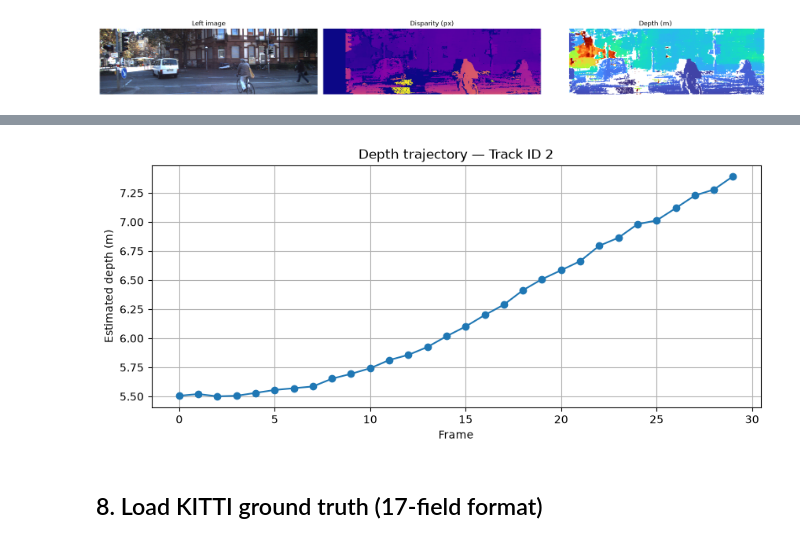
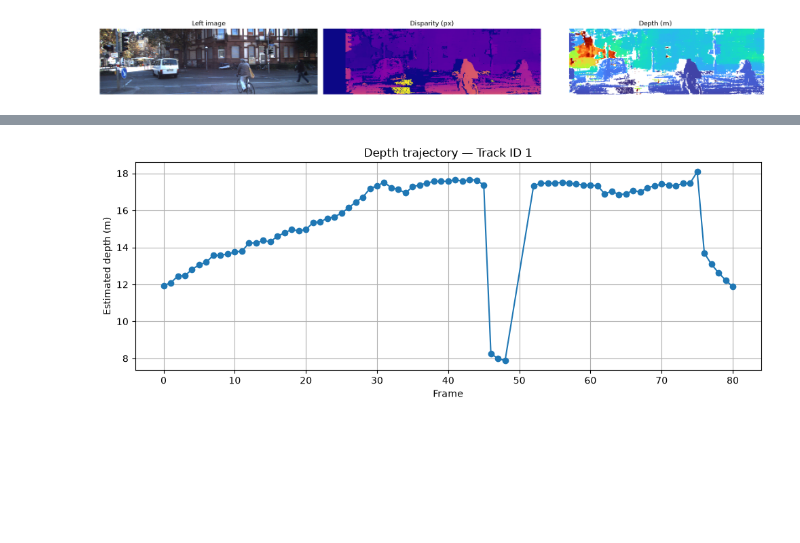
Before and after one commit to ViswaSekar-goat/UltraCNN, a Jupyter notebook: notebooks/05_multi_object_tracking.ipynb, the cells around one changed output, grey strips where cells are left out. Drawn from its saved outputs; the diff is of its cells as text; code cells hidden in the pictures; blank space fills up the shorter version.

Commit message:
tested multi object tracking and exported the output as a video

```diff
--- a/notebooks/05_multi_object_tracking.ipynb
+++ b/notebooks/05_multi_object_tracking.ipynb
@@ -124,5 +94,4 @@ Stereo baseline: 0.5327 m
 # %%
-# These parameters reproduce the initial StereoSGBM experiment.
 stereo = cv2.StereoSGBM_create(
     minDisparity=0,
     numDisparities=128,
@@ -136,8 +105,8 @@ stereo = cv2.StereoSGBM_create(
     mode=cv2.STEREO_SGBM_MODE_SGBM_3WAY
 )
 
+
 def estimate_depth(left_bgr, right_bgr):
-    """Return disparity, depth (m), and a valid-depth mask."""
     gray_left = cv2.cvtColor(left_bgr, cv2.COLOR_BGR2GRAY)
     gray_right = cv2.cvtColor(right_bgr, cv2.COLOR_BGR2GRAY)
 
@@ -145,9 +114,7 @@ def estimate_depth(left_bgr, right_bgr):
     valid_disparity = disparity > 0
 
     depth = np.zeros(disparity.shape, dtype=np.float32)
-    depth[valid_disparity] = (
-        focal_length * baseline / disparity[valid_disparity]
-    )
+    depth[valid_disparity] = focal_length * baseline / disparity[valid_disparity]
 
     valid_depth = (
         valid_disparity
@@ -155,4 +122,5 @@ def estimate_depth(left_bgr, right_bgr):
         & (depth > 0)
         & (depth < 100)
     )
+
     return disparity, depth, valid_depth
@@ -229,23 +203,23 @@ For each frame:
 tracking_records = []
 processed_frames = 0
 
-for frame_idx in range(NUM_FRAMES):
-    left = cv2.imread(str(left_paths[frame_idx]))
-    right = cv2.imread(str(right_paths[frame_idx]))
+for frame_idx, (left_path, right_path) in enumerate(zip(left_paths, right_paths)):
+    left = cv2.imread(str(left_path))
+    right = cv2.imread(str(right_path))
 
     if left is None or right is None:
-        print(f"Skipping unreadable stereo pair at frame {frame_idx}")
         continue
 
     _, depth, valid_depth = estimate_depth(left, right)
 
     result = model.track(
-        source=left,
+        left,
         persist=True,
         tracker=str(CONFIG_PATH),
         conf=CONF_THRESHOLD,
+        iou=0.7,
         imgsz=IMAGE_SIZE,
-        device=0 if torch.cuda.is_available() else "cpu",
+        device=DEVICE,
         verbose=False
     )[0]
 
@@ -277,7 +251,6 @@ for frame_idx in range(NUM_FRAMES):
         if box_w <= 0 or box_h <= 0:
             continue
 
-        # Central 60% of the detection box
         rx1 = int(x1 + 0.20 * box_w)
         rx2 = int(x2 - 0.20 * box_w)
         ry1 = int(y1 + 0.20 * box_h)
@@ -308,18 +281,23 @@ for frame_idx in range(NUM_FRAMES):
             "class_id": int(class_id),
             "class": model.names[int(class_id)],
             "confidence": float(confidence),
-            "x1": x1, "y1": y1, "x2": x2, "y2": y2,
+            "x1": x1,
+            "y1": y1,
+            "x2": x2,
+            "y2": y2,
             "valid_depth_pixels": valid_pixel_count,
-            "X": X, "Y": Y, "Z": Z
+            "X": X,
+            "Y": Y,
+            "Z": Z
         })
 
-    if (frame_idx + 1) % 5 == 0:
+    if (frame_idx + 1) % 25 == 0 or frame_idx + 1 == NUM_FRAMES:
         print(f"Processed {frame_idx + 1}/{NUM_FRAMES} frames")
 
 tracking_df = pd.DataFrame(tracking_records)
 
-print("\nPipeline complete")
+print("Pipeline complete")
 print("Frames processed:", processed_frames)
 print("Total detections:", len(tracking_df))
-print("Unique valid track IDs:", tracking_df["track_id"].nunique())
+print("Unique track IDs:", tracking_df["track_id"].nunique() if not tracking_df.empty else 0)
 # %% [output]
@@ -375,28 +354,31 @@ display(track_summary.round(2))
 # %%
-# Plot depth over time for the longest-lived track with valid depth.
 valid_tracks = tracking_df.dropna(subset=["track_id", "Z"])
+
 if not valid_tracks.empty:
     selected_id = (
         valid_tracks.groupby("track_id")["frame"]
         .nunique()
         .sort_values(ascending=False)
         .index[0]
     )
-    trajectory = valid_tracks[valid_tracks["track_id"] == selected_id].sort_values("frame")
+
+    trajectory = (
+        valid_tracks[valid_tracks["track_id"] == selected_id]
+        .sort_values("frame")
+    )
 
     plt.figure(figsize=(10, 4))
     plt.plot(trajectory["frame"], trajectory["Z"], marker="o")
     plt.xlabel("Frame")
     plt.ylabel("Estimated depth (m)")
     plt.title(f"Depth trajectory — Track ID {int(selected_id)}")
     plt.grid(True)
+    plt.tight_layout()
     plt.show()
 else:
     print("No tracked objects have valid depth estimates.")
 # %% [output]
-[figure, old version]
+[figure, new version]
-# %% [markdown]
-## 8. Load KITTI ground truth (17-field format)
 # %%
 GT_COLUMNS = [
     "frame", "track_id", "class", "truncated", "occluded", "alpha",
```
Also changed, not shown: parts of 27 cells of this notebook, 1 other file.
